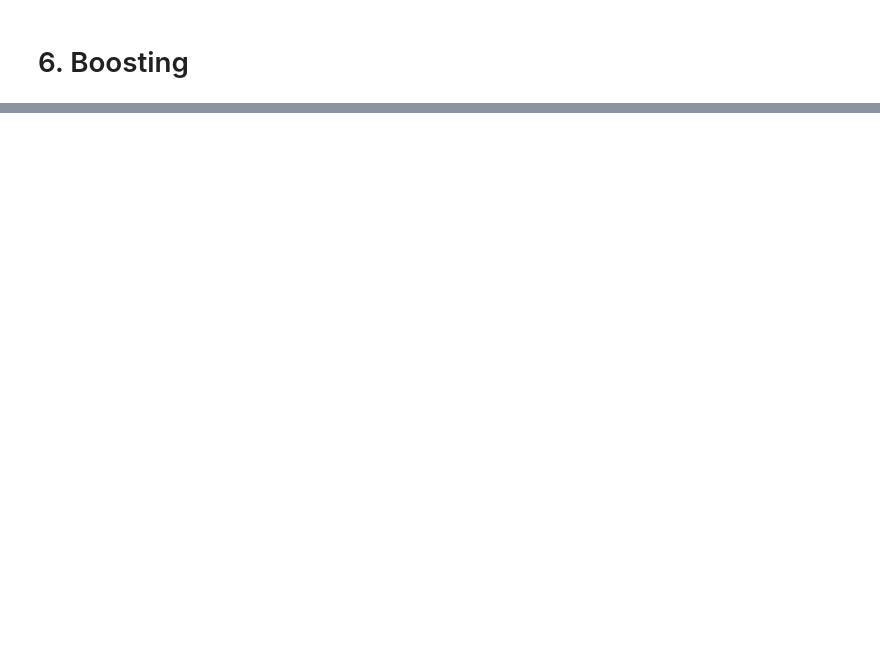
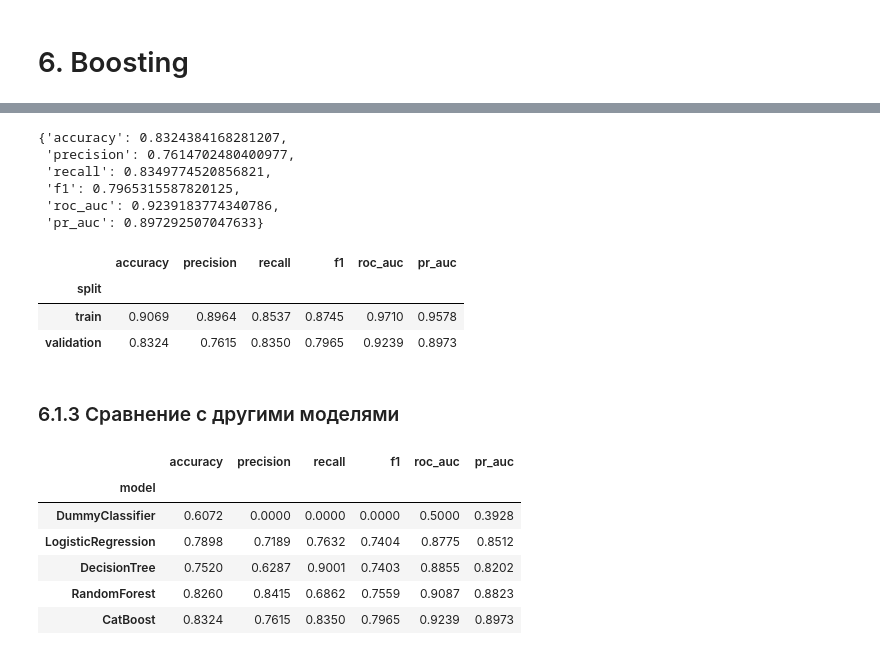
Before and after one commit to novaeKH/hotel-cancellation-ml, a Jupyter notebook: notebooks/05_models.ipynb, the cells around one changed output, grey strips where cells are left out. Saved outputs shown, nothing was run; the diff lists cells and outputs as text; code cells hidden in the pictures; blank space fills up the shorter version.

```diff
--- a/notebooks/05_models.ipynb
+++ b/notebooks/05_models.ipynb
@@ -18,0 +451,9 @@
+# %%
+catboost_model.fit(
+    X_train_cb,
+    y_train,
+    cat_features=cat_features,
+    eval_set=(X_val_cb, y_val),
+    early_stopping_rounds=100,
+    use_best_model=True
+)
@@ -18,0 +477,66 @@
+# %%
+catboost_results = evaluate_model(
+    catboost_model,
+    X_val_cb,
+    y_val
+)
+
+catboost_results
+# %% [output]
+{'accuracy': 0.8324384168281207,
+ 'precision': 0.7614702480400977,
+ 'recall': 0.8349774520856821,
+ 'f1': 0.7965315587820125,
+ 'roc_auc': 0.9239183774340786,
+ 'pr_auc': 0.897292507047633}
+# %%
+catboost_train_results = evaluate_model(
+    catboost_model,
+    X_train_cb,
+    y_train
+)
+
+pd.DataFrame([
+    {"split": "train", **catboost_train_results},
+    {"split": "validation", **catboost_results}
+]).set_index("split").round(4)
+# %% [output]
+|  | accuracy | precision | recall | f1 | roc_auc | pr_auc |
+| split |  |  |  |  |  |  |
+| train | 0.9069 | 0.8964 | 0.8537 | 0.8745 | 0.9710 | 0.9578 |
+| validation | 0.8324 | 0.7615 | 0.8350 | 0.7965 | 0.9239 | 0.8973 |
+# %% [markdown]
+### 6.1.3 Сравнение с другими моделями
+# %%
+results = pd.DataFrame([
+    {
+        "model": "DummyClassifier",
+        **dummy_results
+    },
+    {
+        "model": "LogisticRegression",
+        **logreg_results
+    },
+    {
+        "model": "DecisionTree",
+        **tree_val_results
+    },
+    {
+        "model": "RandomForest",
+        **rf_val_results
+    },
+    {
+        "model": "CatBoost",
+        **catboost_results
+    }
+])
+
+results.set_index("model").round(4)
+# %% [output]
+|  | accuracy | precision | recall | f1 | roc_auc | pr_auc |
+| model |  |  |  |  |  |  |
+| DummyClassifier | 0.6072 | 0.0000 | 0.0000 | 0.0000 | 0.5000 | 0.3928 |
+| LogisticRegression | 0.7898 | 0.7189 | 0.7632 | 0.7404 | 0.8775 | 0.8512 |
+| DecisionTree | 0.7520 | 0.6287 | 0.9001 | 0.7403 | 0.8855 | 0.8202 |
+| RandomForest | 0.8260 | 0.8415 | 0.6862 | 0.7559 | 0.9087 | 0.8823 |
+| CatBoost | 0.8324 | 0.7615 | 0.8350 | 0.7965 | 0.9239 | 0.8973 |
```
Also changed, not shown: parts of 68 cells of this notebook, 8 other files.
